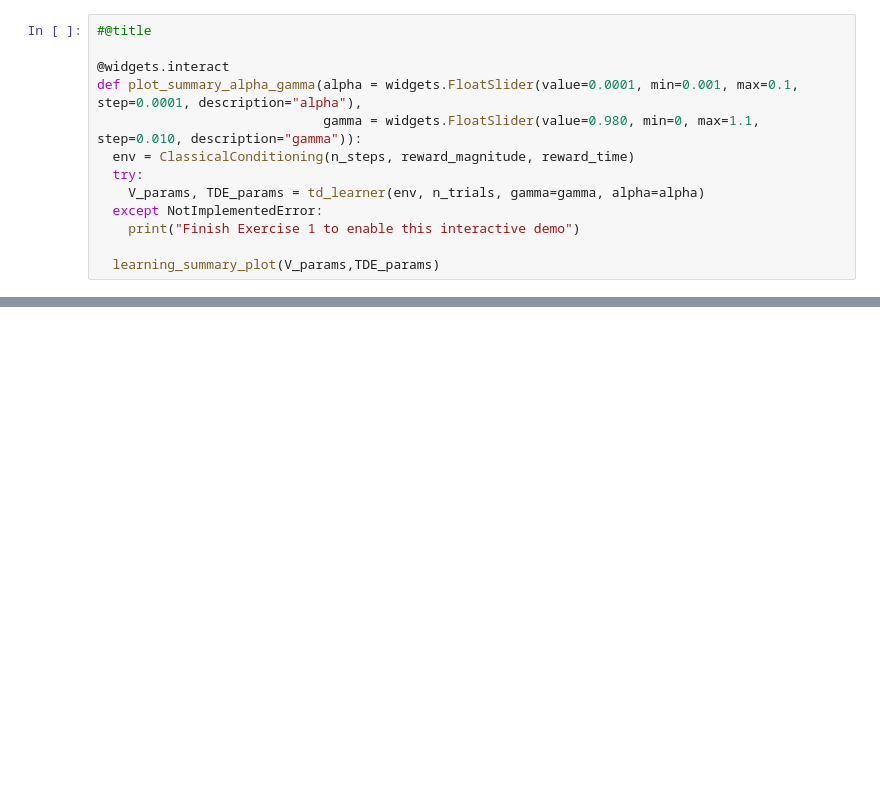
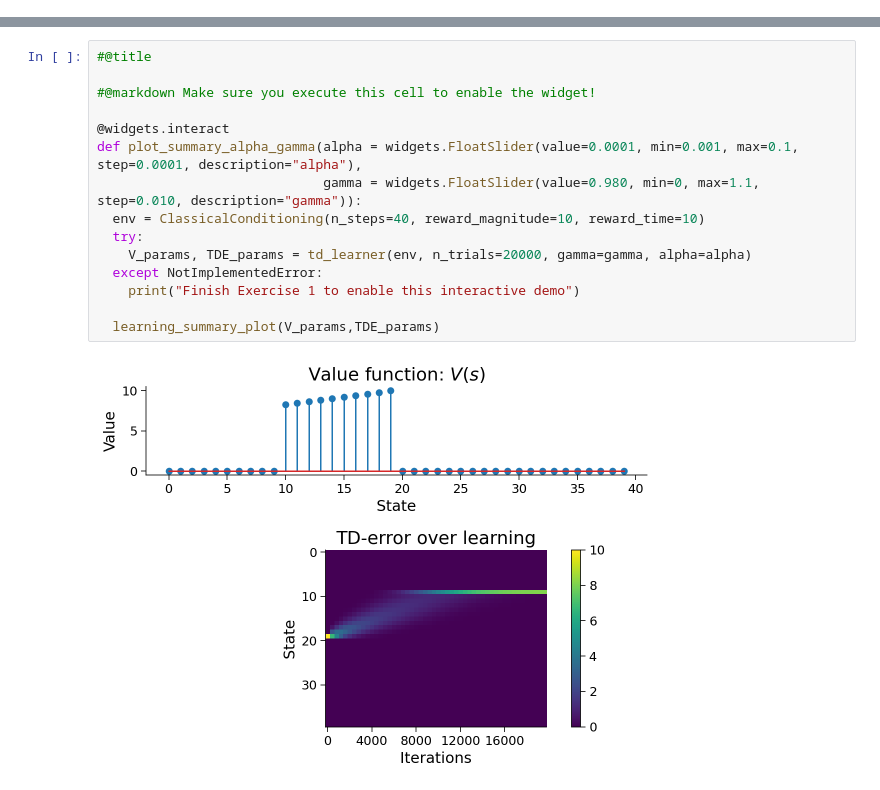
Before and after one commit to txperl/course-content, a Jupyter notebook: tutorials/W2D5_ReinforcementLearning/student/W2D5_Tutorial1.ipynb, the cells around one changed output, grey strips where cells are left out. Drawn from its saved outputs; the diff is of its cells as text; blank space fills up the shorter version.

```diff
--- a/tutorials/W2D5_ReinforcementLearning/student/W2D5_Tutorial1.ipynb
+++ b/tutorials/W2D5_ReinforcementLearning/student/W2D5_Tutorial1.ipynb
@@ -339,13 +0,0 @@ The discount rate $\gamma$ applies an exponentially-decaying weight to returns o
-# %%
-#@title
-
-@widgets.interact
-def plot_summary_alpha_gamma(alpha = widgets.FloatSlider(value=0.0001, min=0.001, max=0.1, step=0.0001, description="alpha"),
-                             gamma = widgets.FloatSlider(value=0.980, min=0, max=1.1, step=0.010, description="gamma")):
-  env = ClassicalConditioning(n_steps, reward_magnitude, reward_time)
-  try:
-    V_params, TDE_params = td_learner(env, n_trials, gamma=gamma, alpha=alpha)
-  except NotImplementedError:
-    print("Finish Exercise 1 to enable this interactive demo")
-
-  learning_summary_plot(V_params,TDE_params)
@@ -403,0 +354,17 @@ Run the cell below to plot the TD errors from our multi-reward environment. A ne
+# %%
+#@title
+
+#@markdown Make sure you execute this cell to enable the widget!
+
+@widgets.interact
+def plot_summary_alpha_gamma(alpha = widgets.FloatSlider(value=0.0001, min=0.001, max=0.1, step=0.0001, description="alpha"),
+                             gamma = widgets.FloatSlider(value=0.980, min=0, max=1.1, step=0.010, description="gamma")):
+  env = ClassicalConditioning(n_steps=40, reward_magnitude=10, reward_time=10)
+  try:
+    V_params, TDE_params = td_learner(env, n_trials=20000, gamma=gamma, alpha=alpha)
+  except NotImplementedError:
+    print("Finish Exercise 1 to enable this interactive demo")
+
+  learning_summary_plot(V_params,TDE_params)
+# %% [output]
+[figure, added]
```
Also changed, not shown: parts of 55 cells of this notebook, 32 other files.
